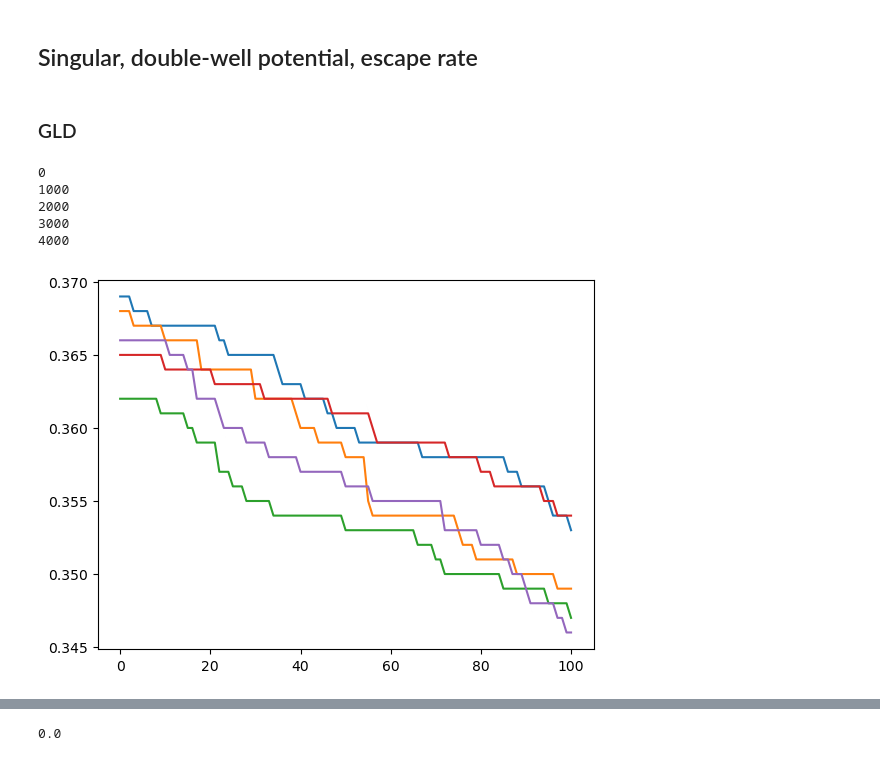
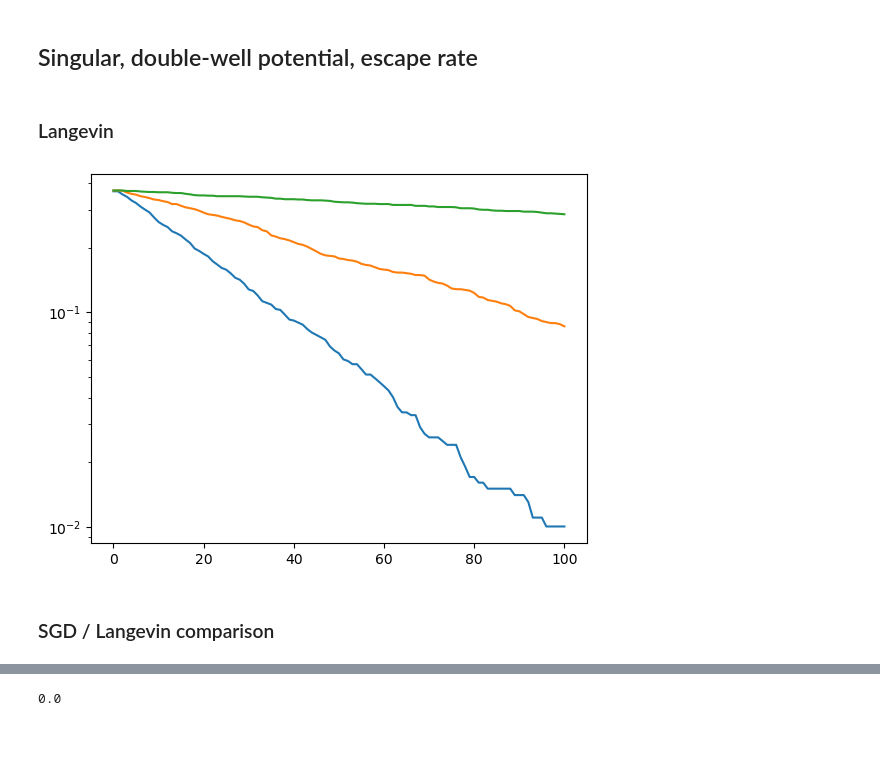
Before and after one commit to gcorlouer/sgd_on_singularities, a Jupyter notebook: experiments/SGD_Langevin_FP_comparison.ipynb, the cells around one changed output, grey strips where cells are left out. Drawn from its saved outputs; the diff is of its cells as text; code cells hidden in the pictures.

```diff
--- a/experiments/SGD_Langevin_FP_comparison.ipynb
+++ b/experiments/SGD_Langevin_FP_comparison.ipynb
@@ -367,37 +340,44 @@ plt.show()
 [figure]
 # %% [markdown]
 ## Singular, double-well potential, escape rate
+# %%
+def get_freqs(data_list, a):
+    """
+    Get frequency of non-diverging trajectories that are in the regular basin,
+    for potential of type q(w) = (w+a)(w-a)^2, with a > 0.
+
+    data_list: list of lists of trajectories
+    a: parameter of the potential (see above)
+    """
+    freq = []
+    for data in data_list:
+        inan = np.argwhere(np.isnan(data))
+        filt = np.array([ww for ww in data if not(np.isnan(ww).any())])
+        freq.append( np.mean(filt < -a/3., axis = 0) )
+
+    return freq
 # %% [markdown]
-### GLD
+### Langevin
 # %%
-a = 2.01
+a = 2
 stde = 1.
 lr = .01
-b = 100
+b = 50
 nsteps = 100
 nseeds = 10**3
-ws_gld = []
-for i in range(0, 5*nseeds, nseeds):
-    print(i)
-    ws_gld.append(np.array([get_approxSGD_data_singular(stde, lr, b, nsteps, seed, a) for seed in range(i,i+nseeds)]))
+ws_lang = []
+bs = [10,20,50]
+for b in bs:
+    ws_lang.append(np.array([get_approxSGD_data_singular(stde, lr, b, nsteps, seed, a) for seed in range(nseeds)]))
-# %% [output]
-0
-1000
-2000
-3000
-4000
 # %%
-freq = []
-for ws in ws_gld:
-    inan = np.argwhere(np.isnan(ws))
-    filt = np.array([ww for ww in ws if not(np.isnan(ww).any())])
-    freq.append( np.mean(filt < -a/3., axis = 0) )
+freq = get_freqs(ws_lang, a)
 # %%
 fig, ax = plt.subplots()
 for f in freq:
     plt.plot(f)
-# plt.plot(freq)
-# plt.plot(freq_fp)
+ax.set_yscale('log')
 plt.show()
 # %% [output]
-[figure, old version]
+[figure, new version]
+# %% [markdown]
+### SGD / Langevin comparison
```
Also changed, not shown: parts of 8 cells of this notebook.
